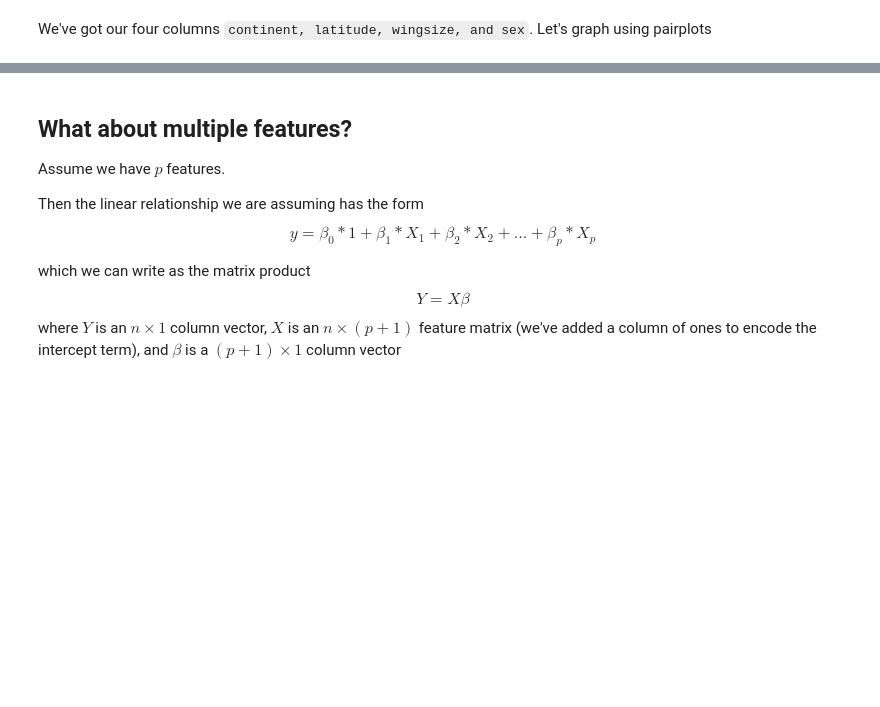
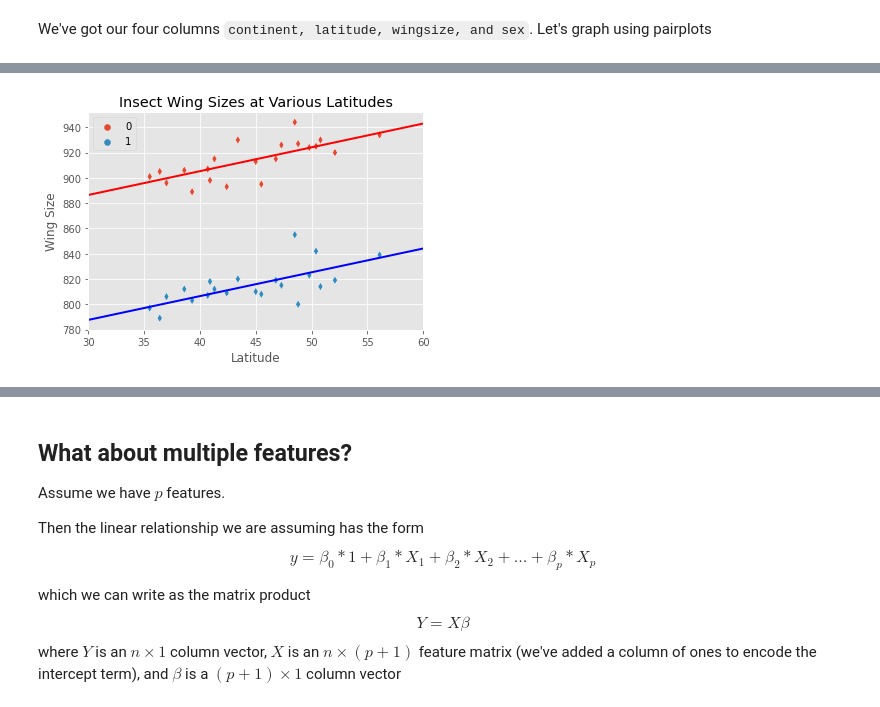
Before and after one commit to seanreed1111/dai-regression, a Jupyter notebook: linear-regression-2.ipynb, the cells around one changed output, grey strips where cells are left out. Saved outputs shown, nothing was run; the diff lists cells and outputs as text; code cells hidden in the pictures; blank space fills up the shorter version.

```diff
--- a/linear-regression-2.ipynb
+++ b/linear-regression-2.ipynb
@@ -198,0 +304,6 @@ The pairplot shows that this dataset has a mix of continuous and categorical dat
+# %%
+formula = 'wingsize ~ latitude + C(sex)'
+
+insect_model_2 = smf.ols(formula=formula, data=insects).fit()
+# The fitted model object automatically computes the three parameters, the intercept and two coefficients.
+insect_model_2.params
@@ -198,0 +321,23 @@ The pairplot shows that this dataset has a mix of continuous and categorical dat
+# %%
+#let's just make a convenience function for plotting the predictions for the two different sexes
+def make_insects_model_lines(ax):
+    x = np.linspace(30, 60, num=250)
+    ax.plot(x, insect_model_2.params[0]
+                 + insect_model_2.params[1] * x,
+           linewidth=2, c="red")
+    ax.plot(x, insect_model_2.params[0]
+                 + insect_model_2.params[1] * x + insect_model_2.params[2],
+           linewidth=2, c="blue")
+
+    ax.set_xlim(30, 60)
+    ax.set_xlabel("Latitude")
+    ax.set_ylabel("Wing Size")
+    ax.set_title("Insect Wing Sizes at Various Latitudes")
+    ax.legend()
+    return ax
+# %%
+_, ax = plt.subplots()
+sns.scatterplot(x='latitude', y='wingsize', data=insects, marker='d', hue='sex', ax=ax)
+make_insects_model_lines(ax);
+# %% [output]
+[figure, added]
```
Also changed, not shown: parts of 31 cells of this notebook, 1 other file.
